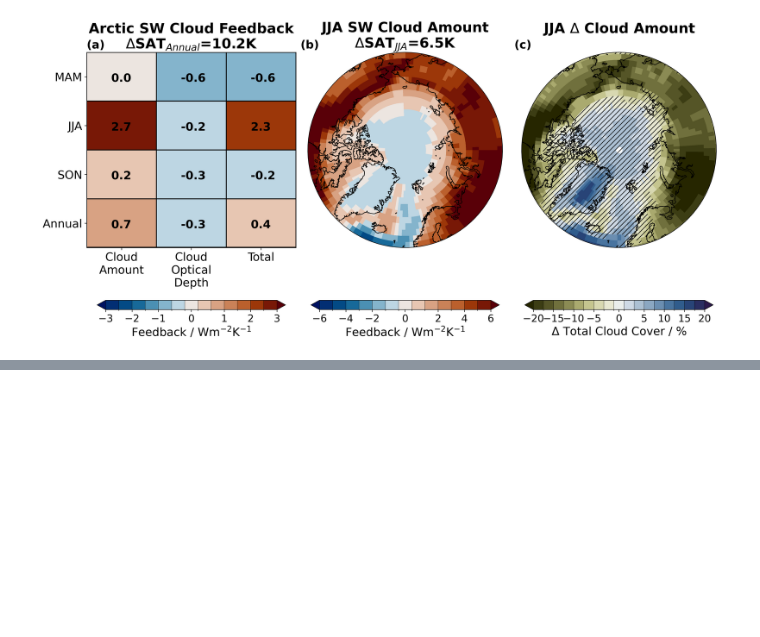
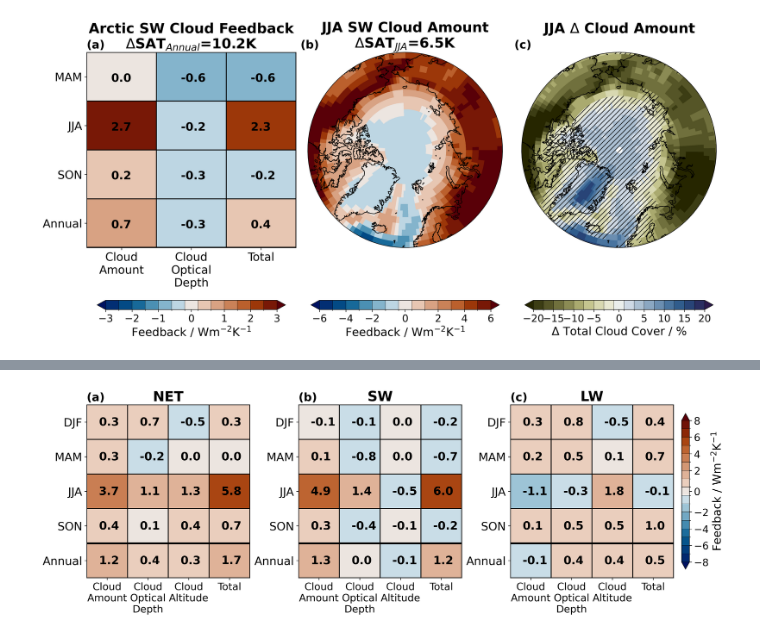
Before and after one commit to astridbg/arctic-cloud-feedbacks, a Jupyter notebook: Fig1.ipynb, the cells around one changed output, grey strips where cells are left out. Saved outputs shown, nothing was run; the diff lists cells and outputs as text; code cells hidden in the pictures; blank space fills up the shorter version.

Commit message:
Calculation of global and net cloud feedbacks

```diff
--- a/Fig1.ipynb
+++ b/Fig1.ipynb
@@ -303,3 +303,9 @@ fig.savefig('/nird/datapeak/NS9600K/astridbg/arctic-cld-feedbacks/arctic-cloud-f
 fig.savefig('/nird/datapeak/NS9600K/astridbg/arctic-cld-feedbacks/arctic-cloud-feedbacks/article_figs/Fig1.pdf')
 # %% [output]
 [figure]
+# %%
+datadir = '/nird/datapeak/NS9600K/astridbg/arctic-cld-feedbacks/data/other_cloud_vars/'
+landmask = xr.open_dataarray(datadir+'LANDFRAC_piClim.nc')
+landmask = landmask.isel(time=0)
+landmask_feedback = landmask.interp_like(ds)
+oceanmask_feedback = 1 - landmask_feedback
@@ -305,0 +420,91 @@ fig.savefig('/nird/datapeak/NS9600K/astridbg/arctic-cld-feedbacks/arctic-cloud-f
+# %%
+Arctic_limit = 60
+period = 120
+co2_conc = '4xCO2'
+
+seasons = ['DJF','MAM','JJA','SON']
+component_names = ['Cloud\nAmount','Cloud\nOptical\nDepth', 'Cloud\nAltitude','Total']
+feedbacks = ds.sel(period=period)
+
+labels = [['(a)','(b)','(c)']]
+
+# Compute seasonal means and annual average
+feedbacks_t_avg = [] # for feedbacks
+cloud_t_avg = [] # for cloud cover
+cloud_piClim_t_avg = [] # for pre-industrial cloud cover
+temp_t_avg = [] # for temperature
+
+feedbacks_seasons = feedbacks.groupby('time.season').mean('time')
+for season in seasons:
+    dT_i = functions.computeSeasonalMean(ds_dT.sel(period=period),season=season)
+
+    feedbacks_t_avg.append(feedbacks_seasons.sel(season=season).drop_vars('season'))
+    cloud_t_avg.append(ds_cloud.sel(time=season, period=period).drop_vars('time'))
+    cloud_piClim_t_avg.append(piClim_cloud.sel(time=season).drop_vars('time'))
+    temp_t_avg.append(dT_i)
+feedbacks_t_avg.append(feedbacks.mean('time'))
+cloud_t_avg.append(ds_cloud.sel(period=period).mean('time'))
+cloud_piClim_t_avg.append(piClim_cloud.mean('time'))
+temp_t_avg.append(ds_dT.sel(period=period).mean('time'))
+
+feedbacks_t_avg = xr.concat(feedbacks_t_avg,dim='time')
+feedbacks_t_avg = feedbacks_t_avg.assign_coords({'time':seasons+['Annual']})
+feedbacks_t_avg = feedbacks_t_avg.isel(time=slice(0,5)) # Drop DJF
+
+cloud_t_avg = xr.concat(cloud_t_avg,dim='time')
+cloud_t_avg = cloud_t_avg.assign_coords({'time':seasons+['Annual']})
+
+cloud_piClim_t_avg = xr.concat(cloud_piClim_t_avg,dim='time')
+cloud_piClim_t_avg = cloud_piClim_t_avg.assign_coords({'time':seasons+['Annual']})
+
+temp_t_avg = xr.concat(temp_t_avg,dim='time')
+temp_t_avg = temp_t_avg.assign_coords({'time':seasons+['Annual']})
+
+# Compute Arctic spatial averages
+feedbacks_Arctic_land = functions.computeWeightedMeanMasked(feedbacks_t_avg.sel(lat=slice(Arctic_limit, 90), lon=slice(0,300)), landmask_feedback.sel(lat=slice(Arctic_limit, 90), lon=slice(0,300)))
+
+# Create figure
+fig, axs = plt.subplot_mosaic(mosaic=labels, figsize=(15, 5),dpi=300,constrained_layout=True)
+
+# Define colorbar
+uneven_levels = [-8,-7,-6,-5,-4,-3,-2,-1,-0.1,0.1,1,2,3,4,5,6, 7,8]
+cmap_rb = cm.cm.vik
+colors = cmap_rb(np.linspace(0, 1, len(uneven_levels)+1))
+cmap, norm = mcolors.from_levels_and_colors(uneven_levels, colors,extend='both')
+
+# Plot spatially averaged feedbacks
+for label, radiation in zip(['(a)', '(b)', '(c)'], ['NET', 'SW', 'LW']):
+
+    components = [radiation +'cld_amt', radiation +'cld_tau', radiation +'cld_alt', radiation +'cld_tot']
+
+    ax = axs[label]
+    feedbacks_i = feedbacks_Arctic_land[components].sel(co2_conc=co2_conc).to_dataarray()
+    X = np.arange(len(components))
+    Y = np.arange(len(feedbacks_Arctic_land.time))
+    map = ax.pcolormesh(X, Y, feedbacks_i.T, cmap=cmap,norm=norm,edgecolor='k',linewidths=1)
+    ax.hlines(3.5,X[0]-0.5,X[-1]+0.5,color='k',linewidth=3)
+    ax.set_xticks(np.arange(len(components)))
+    ax.set_xticklabels(component_names,fontsize=16)
+    ax.set_yticks(np.arange(len(feedbacks_Arctic_land.time)))
+    ax.set_yticklabels(feedbacks_Arctic_land.time.values, fontsize=18)
+    for x in X:
+        for y in Y:
+            avg_feedback = np.round(float(feedbacks_i[x][y]),1)
+            if np.abs(avg_feedback) < 0.1:
+                avg_feedback = np.abs(avg_feedback)
+            ax.text(x-0.2, y+0.1, str(avg_feedback), fontsize=18, fontweight='bold')
+    ax.invert_yaxis()
+    ax.set_title(radiation, fontsize=22,fontweight='bold')
+
+
+cb = fig.colorbar(map, ax=axs['(c)'], location='right', ticks=[-8,-6,-4,-2,0,2,4,6,8], drawedges=True,extend='both',shrink=0.9)
+
+cb.set_label(label='Feedback / Wm$^{-2}$K$^{-1}$',fontsize=18)
+cb.ax.tick_params(labelsize=16)
+
+
+# Label subplots
+for label, ax in axs.items():
+    ax.set_title(label, loc='left', fontsize=18,fontweight='bold')
+# %% [output]
+[figure, added]
```
Also changed, not shown: parts of 2 cells of this notebook, 3 other files.
